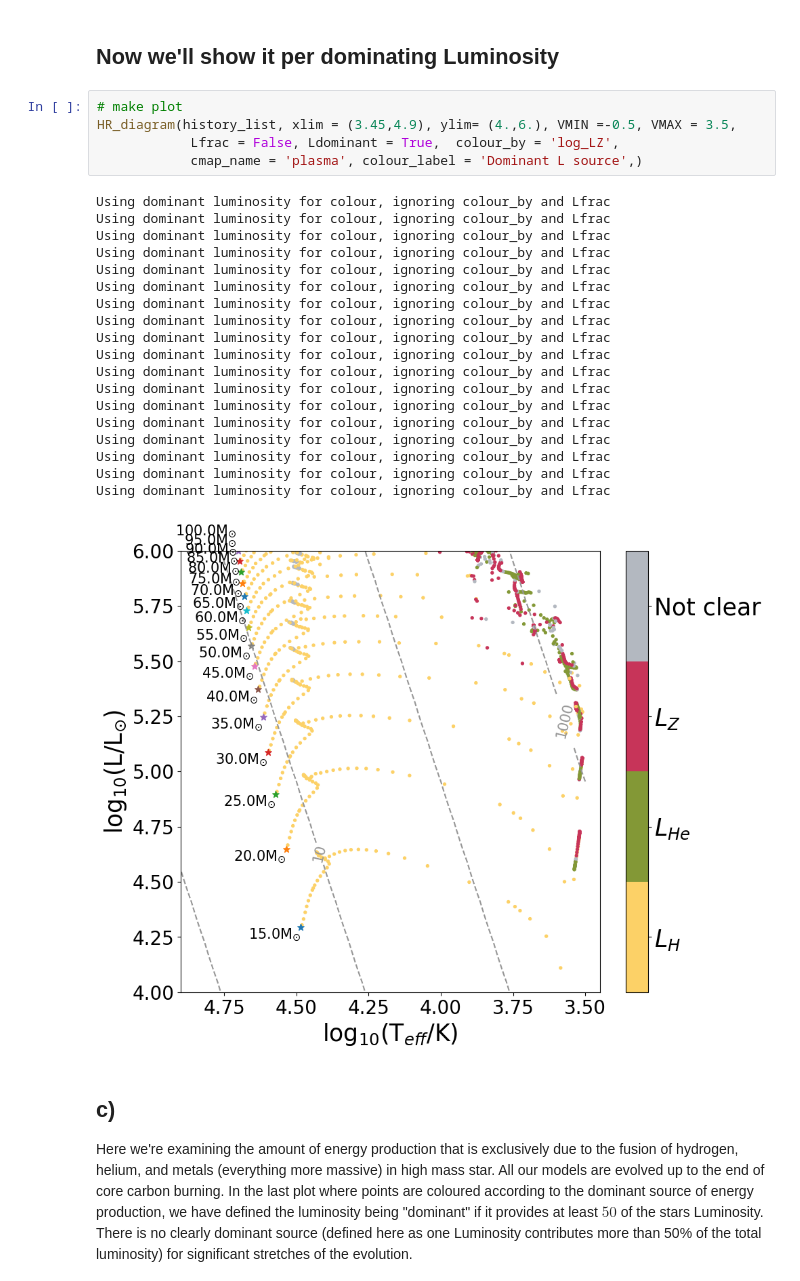
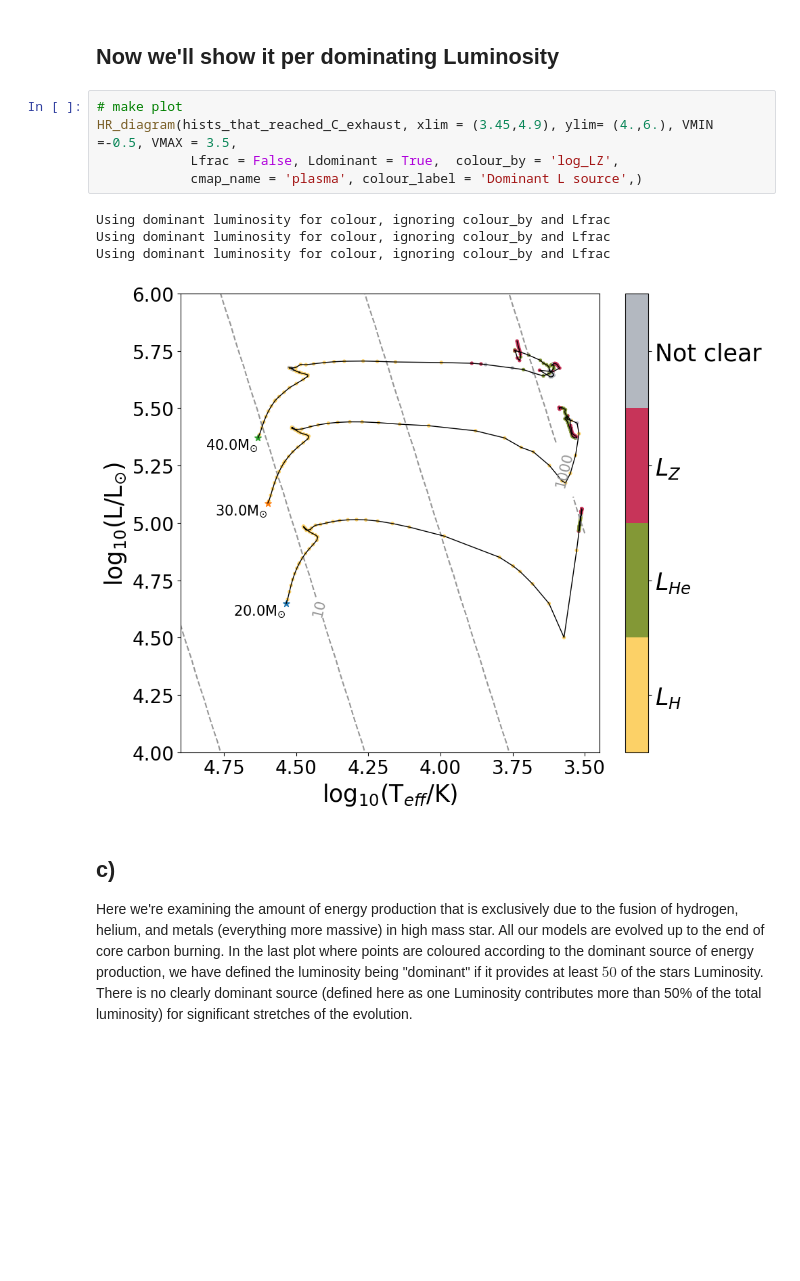
Before and after one commit to LiekeVanSon/ASBE-course, a Jupyter notebook: practicum/session3/solutions_session3/solutions_session3.ipynb, the cells around one changed output. Cells and saved outputs as stored; diff of their text form; blank space fills up the shorter version.

```diff
--- a/practicum/session3/solutions_session3/solutions_session3.ipynb
+++ b/practicum/session3/solutions_session3/solutions_session3.ipynb
@@ -324,29 +319,14 @@ HR_diagram(history_list, xlim = (3.45,4.9), ylim= (4.,6.5), VMIN =0, VMAX = 1,
 ## Now we'll show it per dominating Luminosity
 # %%
 # make plot
-HR_diagram(history_list, xlim = (3.45,4.9), ylim= (4.,6.), VMIN =-0.5, VMAX = 3.5,
+HR_diagram(hists_that_reached_C_exhaust, xlim = (3.45,4.9), ylim= (4.,6.), VMIN =-0.5, VMAX = 3.5,
             Lfrac = False, Ldominant = True,  colour_by = 'log_LZ',
             cmap_name = 'plasma', colour_label = 'Dominant L source',)
 # %% [output]
 Using dominant luminosity for colour, ignoring colour_by and Lfrac
 Using dominant luminosity for colour, ignoring colour_by and Lfrac
 Using dominant luminosity for colour, ignoring colour_by and Lfrac
-Using dominant luminosity for colour, ignoring colour_by and Lfrac
-Using dominant luminosity for colour, ignoring colour_by and Lfrac
-Using dominant luminosity for colour, ignoring colour_by and Lfrac
-Using dominant luminosity for colour, ignoring colour_by and Lfrac
-Using dominant luminosity for colour, ignoring colour_by and Lfrac
-Using dominant luminosity for colour, ignoring colour_by and Lfrac
-Using dominant luminosity for colour, ignoring colour_by and Lfrac
-Using dominant luminosity for colour, ignoring colour_by and Lfrac
-Using dominant luminosity for colour, ignoring colour_by and Lfrac
-Using dominant luminosity for colour, ignoring colour_by and Lfrac
-Using dominant luminosity for colour, ignoring colour_by and Lfrac
-Using dominant luminosity for colour, ignoring colour_by and Lfrac
-Using dominant luminosity for colour, ignoring colour_by and Lfrac
-Using dominant luminosity for colour, ignoring colour_by and Lfrac
-Using dominant luminosity for colour, ignoring colour_by and Lfrac
-[figure, old version]
+[figure, new version]
 # %% [markdown]
 ## c)
 Here we're examining the amount of energy production that is exclusively due to the fusion of hydrogen, helium, and metals (everything more massive) in high mass star.  All our models are evolved up to the end of core carbon burning.
```
Also changed, not shown: parts of 15 cells of this notebook, 12 other files.
